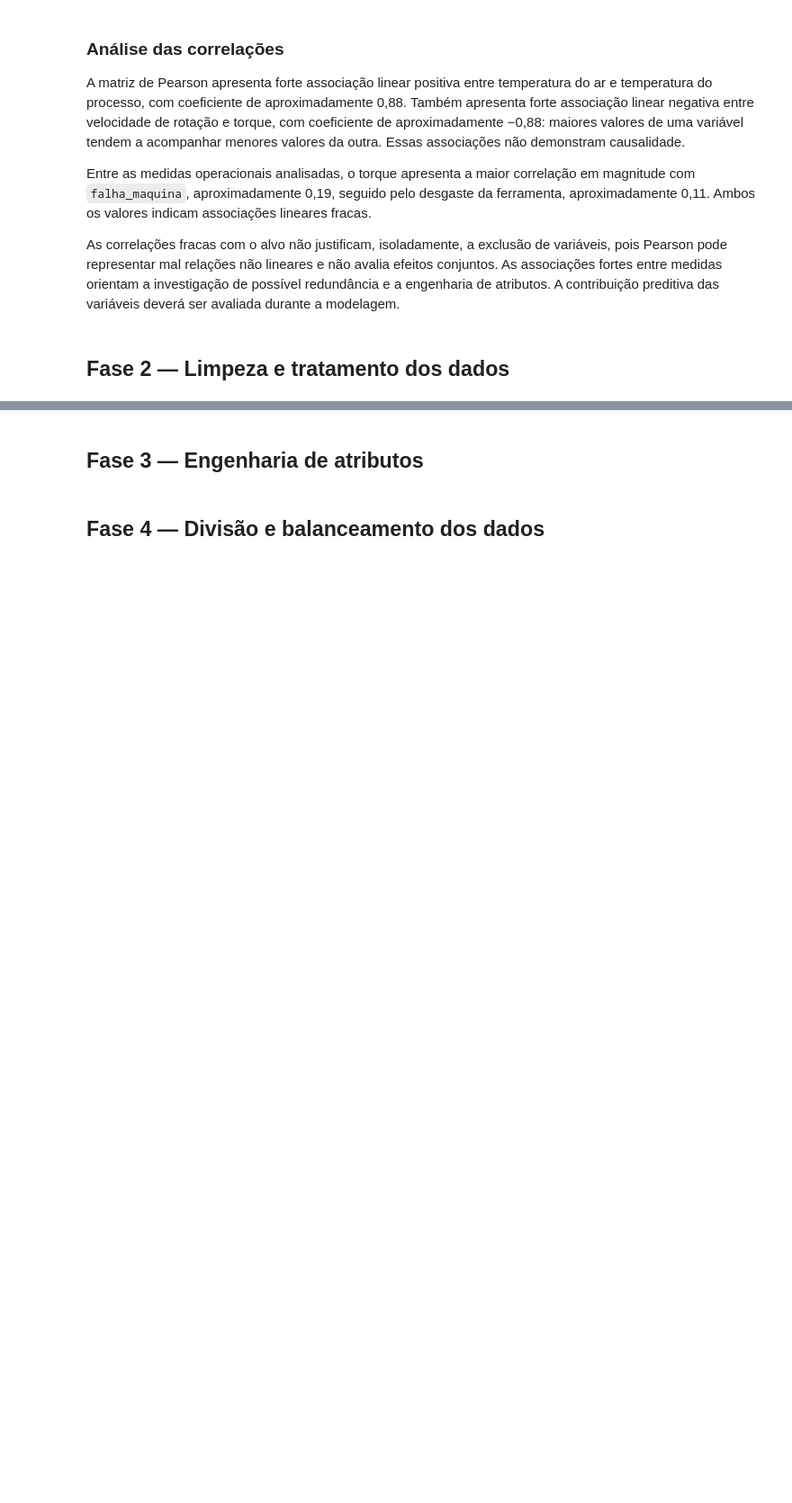
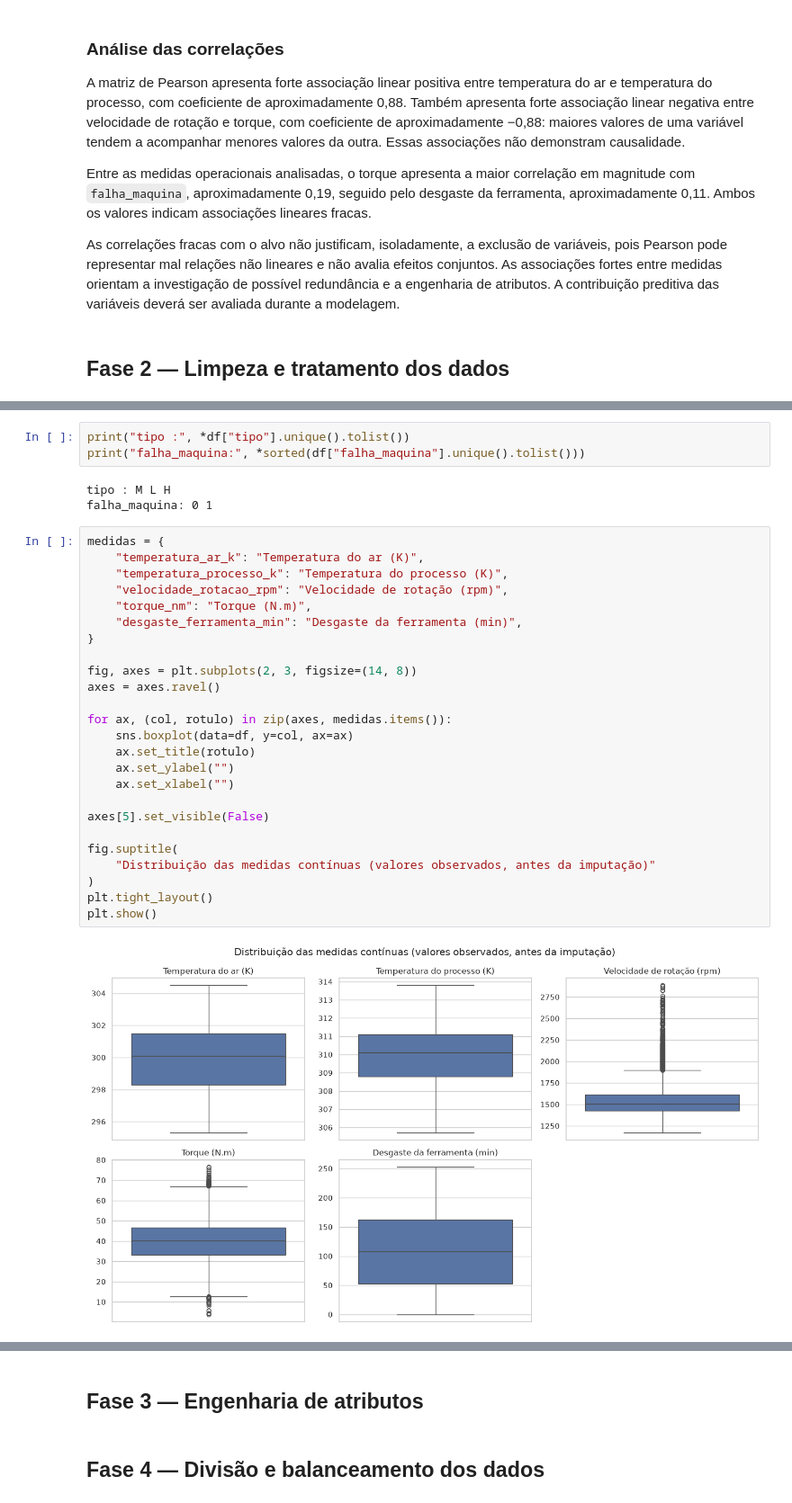
Before and after one commit to CorreaBrunoMiguel/projeto_final, a Jupyter notebook: notebooks/manutencao_preditiva.ipynb, the cells around one changed output, grey strips where cells are left out. Shown at 90% size. Cells and saved outputs as stored; diff of their text form; blank space fills up the shorter version.

```diff
--- a/notebooks/manutencao_preditiva.ipynb
+++ b/notebooks/manutencao_preditiva.ipynb
@@ -316,0 +361,33 @@ As correlações fracas com o alvo não justificam, isoladamente, a exclusão de
+# %%
+print("tipo :", *df["tipo"].unique().tolist())
+print("falha_maquina:", *sorted(df["falha_maquina"].unique().tolist()))
+# %% [output]
+tipo : M L H
+falha_maquina: 0 1
+# %%
+medidas = {
+    "temperatura_ar_k": "Temperatura do ar (K)",
+    "temperatura_processo_k": "Temperatura do processo (K)",
+    "velocidade_rotacao_rpm": "Velocidade de rotação (rpm)",
+    "torque_nm": "Torque (N.m)",
+    "desgaste_ferramenta_min": "Desgaste da ferramenta (min)",
+}
+
+fig, axes = plt.subplots(2, 3, figsize=(14, 8))
+axes = axes.ravel()
+
+for ax, (col, rotulo) in zip(axes, medidas.items()):
+    sns.boxplot(data=df, y=col, ax=ax)
+    ax.set_title(rotulo)
+    ax.set_ylabel("")
+    ax.set_xlabel("")
+
+axes[5].set_visible(False)
+
+fig.suptitle(
+    "Distribuição das medidas contínuas (valores observados, antes da imputação)"
+)
+plt.tight_layout()
+plt.show()
+# %% [output]
+[figure, added]
```
Also changed, not shown: parts of 11 cells of this notebook.
